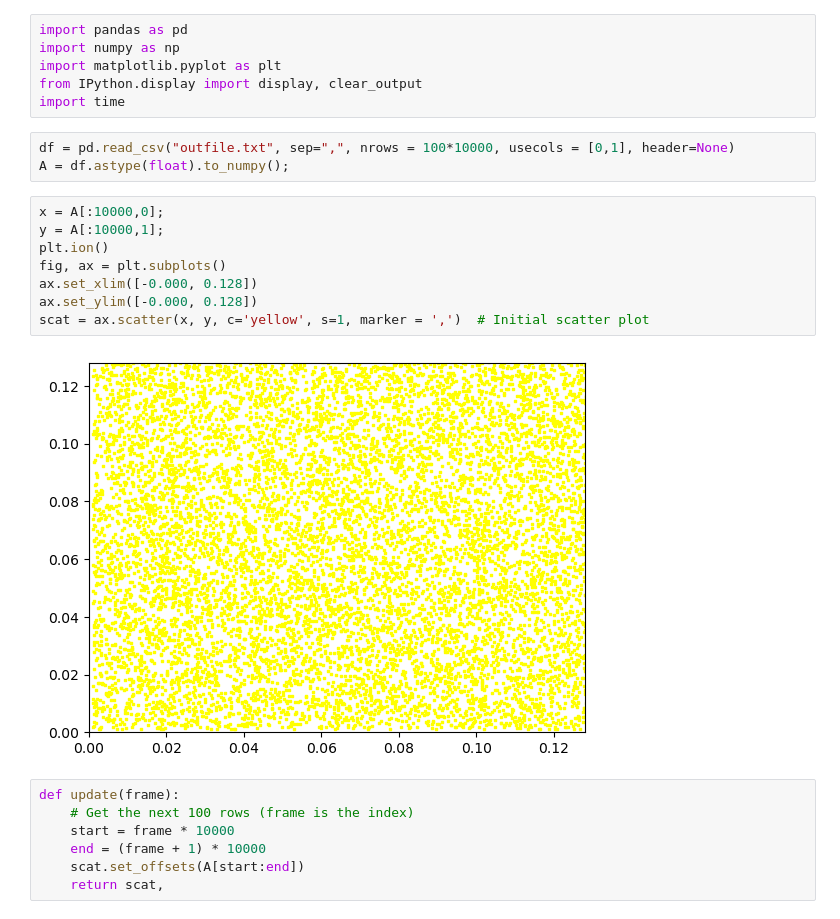
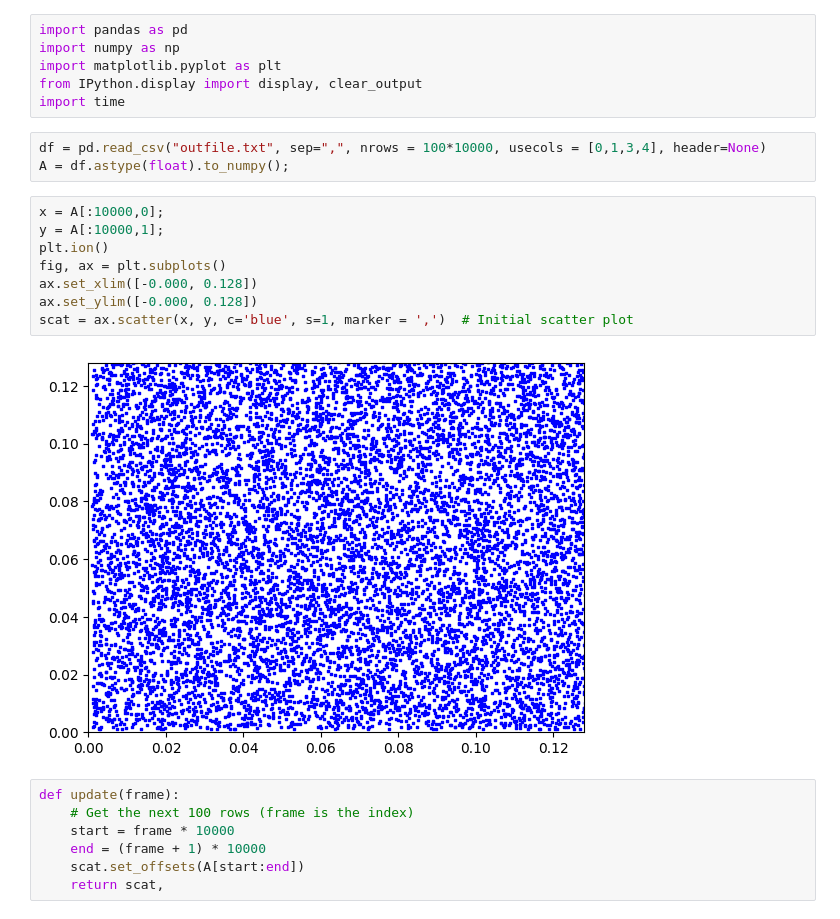
Before and after one commit to Nordic10/Compphys2Plasma, a Jupyter notebook: visualize_pic_data.ipynb, the cells around one changed output. Drawn from its saved outputs; the diff is of its cells as text.

```diff
--- a/visualize_pic_data.ipynb
+++ b/visualize_pic_data.ipynb
@@ -5,18 +5,18 @@ import matplotlib.pyplot as plt
 from IPython.display import display, clear_output
 import time
 # %%
-df = pd.read_csv("outfile.txt", sep=",", nrows = 100*10000, usecols = [0,1], header=None)
+df = pd.read_csv("outfile.txt", sep=",", nrows = 100*10000, usecols = [0,1,3,4], header=None)
 A = df.astype(float).to_numpy();
 # %%
 x = A[:10000,0];
 y = A[:10000,1];
 plt.ion()
 fig, ax = plt.subplots()
 ax.set_xlim([-0.000, 0.128])
 ax.set_ylim([-0.000, 0.128])
-scat = ax.scatter(x, y, c='yellow', s=1, marker = ',')  # Initial scatter plot
+scat = ax.scatter(x, y, c='blue', s=1, marker = ',')  # Initial scatter plot
 # %% [output]
-[figure, old version]
+[figure, new version]
 # %%
 def update(frame):
     # Get the next 100 rows (frame is the index)
```
Also changed, not shown: parts of 5 cells of this notebook, 3 other files.
